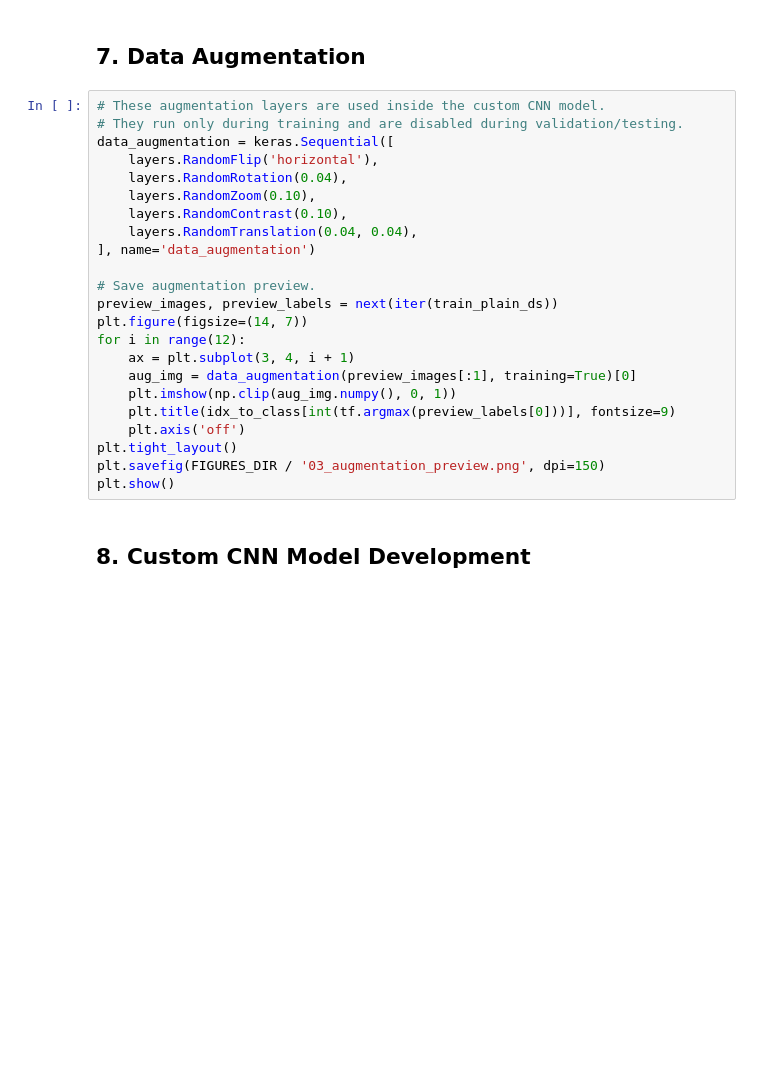
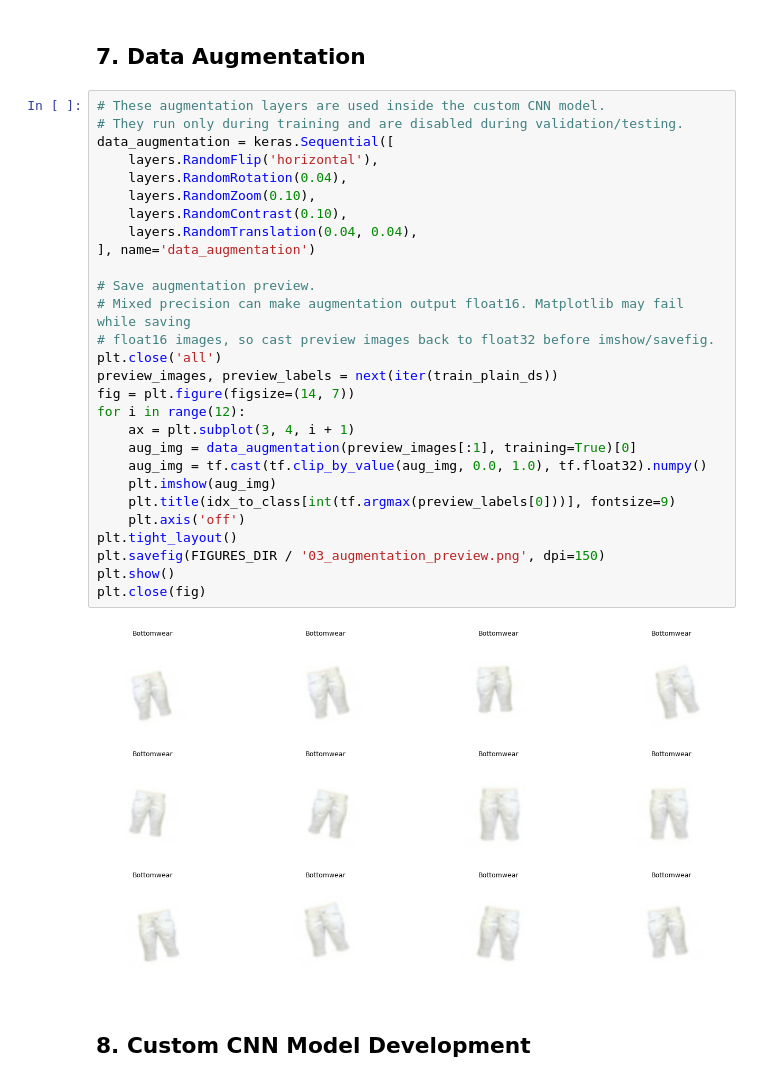
Before and after one commit to siddhantm29-netizen/DSC_120_A_ML_Product_Identifier, a Jupyter notebook: Product_classifier.ipynb, the cells around one changed output. Cells and saved outputs as stored; diff of their text form; blank space fills up the shorter version.

```diff
--- a/Product_classifier.ipynb
+++ b/Product_classifier.ipynb
@@ -260,26 +297,33 @@ plt.show()
 # %%
 # These augmentation layers are used inside the custom CNN model.
 # They run only during training and are disabled during validation/testing.
 data_augmentation = keras.Sequential([
     layers.RandomFlip('horizontal'),
     layers.RandomRotation(0.04),
     layers.RandomZoom(0.10),
     layers.RandomContrast(0.10),
     layers.RandomTranslation(0.04, 0.04),
 ], name='data_augmentation')
 
 # Save augmentation preview.
+# Mixed precision can make augmentation output float16. Matplotlib may fail while saving
+# float16 images, so cast preview images back to float32 before imshow/savefig.
+plt.close('all')
 preview_images, preview_labels = next(iter(train_plain_ds))
-plt.figure(figsize=(14, 7))
+fig = plt.figure(figsize=(14, 7))
 for i in range(12):
     ax = plt.subplot(3, 4, i + 1)
     aug_img = data_augmentation(preview_images[:1], training=True)[0]
-    plt.imshow(np.clip(aug_img.numpy(), 0, 1))
+    aug_img = tf.cast(tf.clip_by_value(aug_img, 0.0, 1.0), tf.float32).numpy()
+    plt.imshow(aug_img)
     plt.title(idx_to_class[int(tf.argmax(preview_labels[0]))], fontsize=9)
     plt.axis('off')
 plt.tight_layout()
 plt.savefig(FIGURES_DIR / '03_augmentation_preview.png', dpi=150)
 plt.show()
+plt.close(fig)
+# %% [output]
+[figure, added]
 # %% [markdown]
 ## 8. Custom CNN Model Development
 # %%
```
Also changed, not shown: parts of 9 cells of this notebook.
